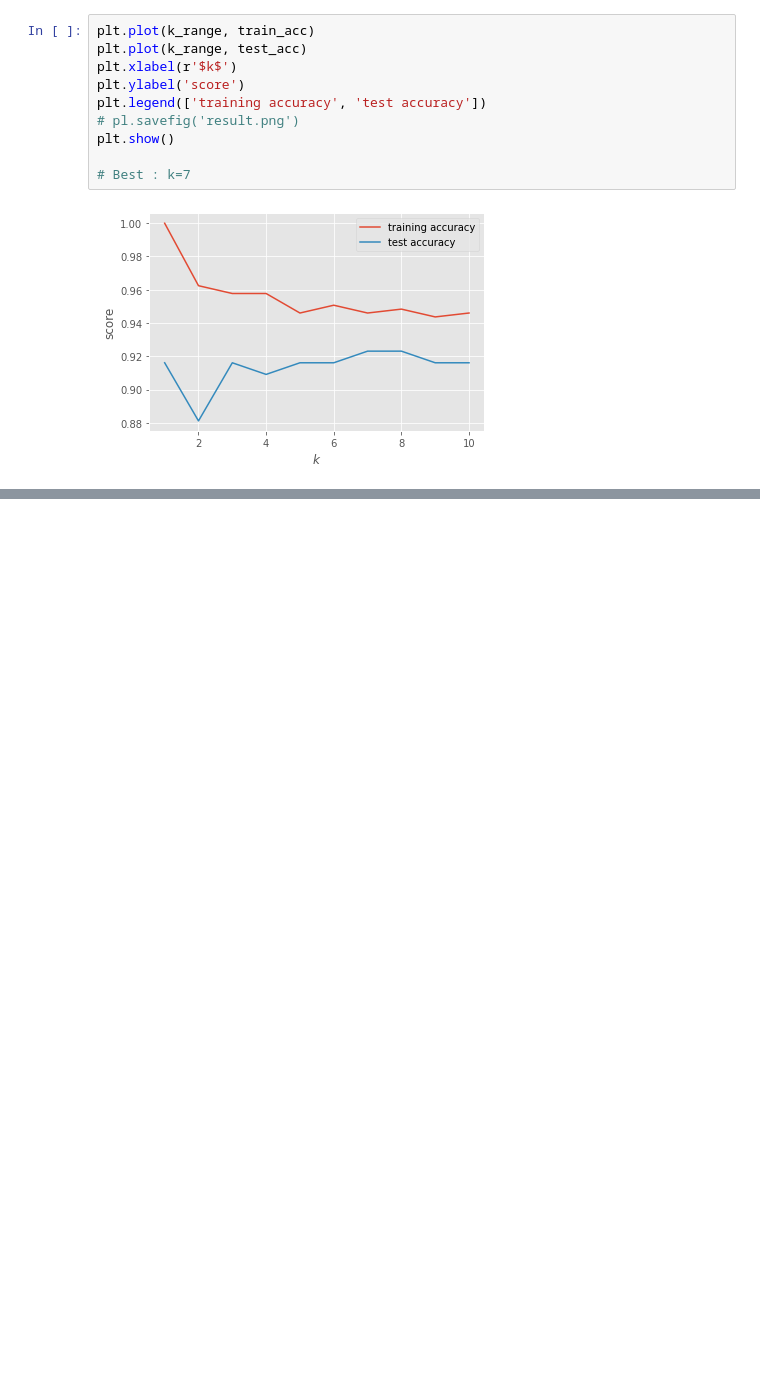
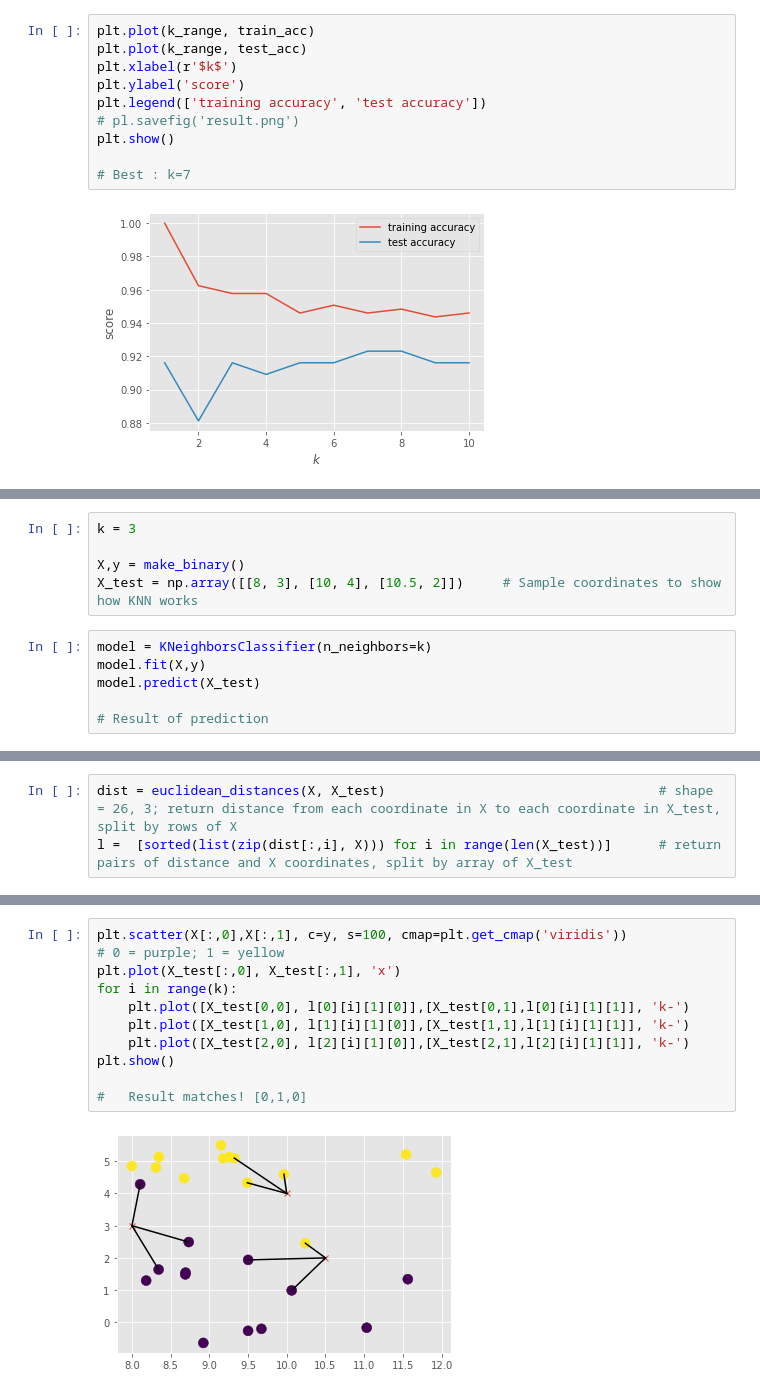
Before and after one commit to AlvinChiew/MachineLearning, a Jupyter notebook: Sklearn_Classifier_KNN.ipynb, the cells around one changed output, grey strips where cells are left out. Saved outputs shown, nothing was run; the diff lists cells and outputs as text; blank space fills up the shorter version.

Commit message:
Add demo for euclidean distance in KNN prediction

```diff
--- a/Sklearn_Classifier_KNN.ipynb
+++ b/Sklearn_Classifier_KNN.ipynb
@@ -45,0 +66,11 @@ plt.show()
+# %%
+k = 3
+
+X,y = make_binary()
+X_test = np.array([[8, 3], [10, 4], [10.5, 2]])     # Sample coordinates to show how KNN works
+# %%
+model = KNeighborsClassifier(n_neighbors=k)
+model.fit(X,y)
+model.predict(X_test)
+
+# Result of prediction
@@ -45,0 +83,3 @@ plt.show()
+# %%
+dist = euclidean_distances(X, X_test)                                   # shape = 26, 3; return distance from each coordinate in X to each coordinate in X_test, split by rows of X
+l =  [sorted(list(zip(dist[:,i], X))) for i in range(len(X_test))]      # return pairs of distance and X coordinates, split by array of X_test
@@ -45,0 +112,12 @@ plt.show()
+# %%
+plt.scatter(X[:,0],X[:,1], c=y, s=100, cmap=plt.get_cmap('viridis'))            # 0 = purple; 1 = yellow
+plt.plot(X_test[:,0], X_test[:,1], 'x')
+for i in range(k):
+    plt.plot([X_test[0,0], l[0][i][1][0]],[X_test[0,1],l[0][i][1][1]], 'k-')
+    plt.plot([X_test[1,0], l[1][i][1][0]],[X_test[1,1],l[1][i][1][1]], 'k-')
+    plt.plot([X_test[2,0], l[2][i][1][0]],[X_test[2,1],l[2][i][1][1]], 'k-')
+plt.show()
+
+#   Result matches! [0,1,0]
+# %% [output]
+[figure, added]
```
Also changed, not shown: parts of 7 cells of this notebook.
